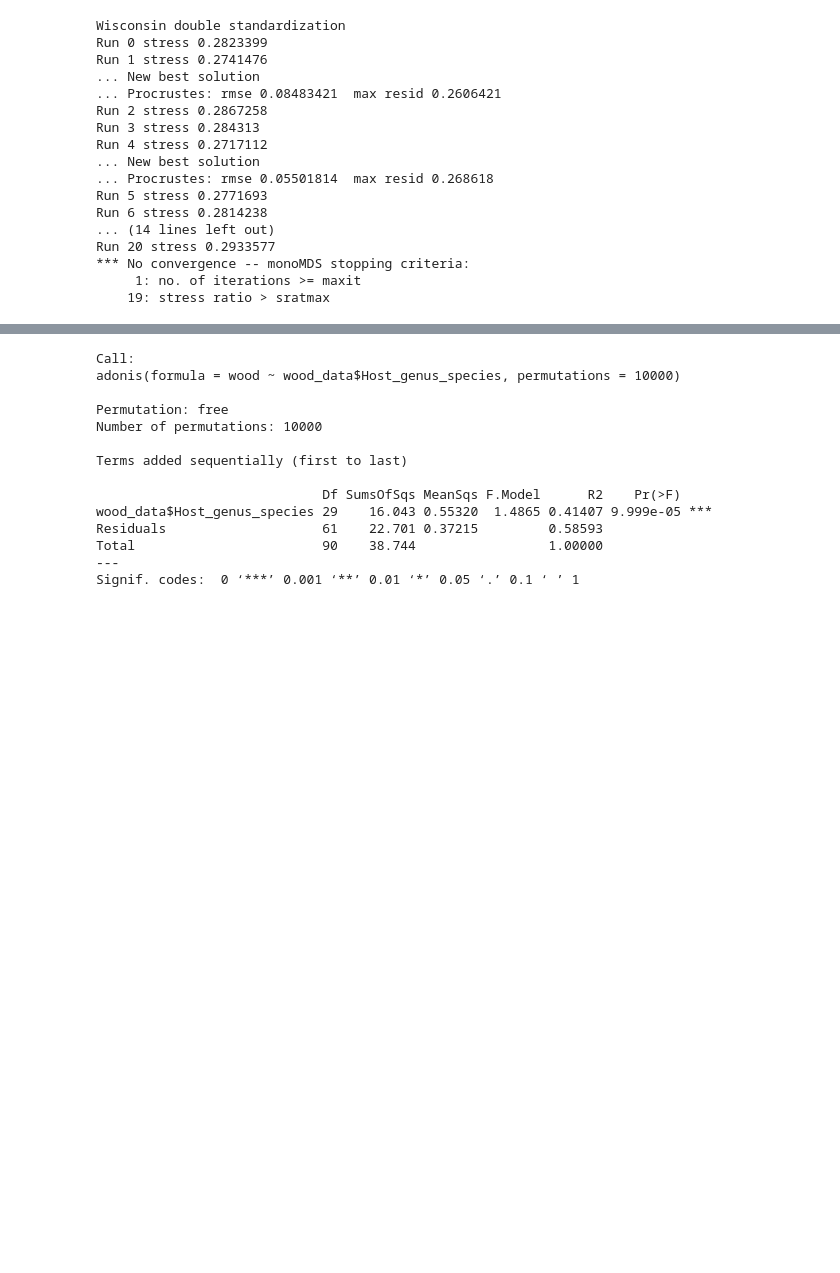
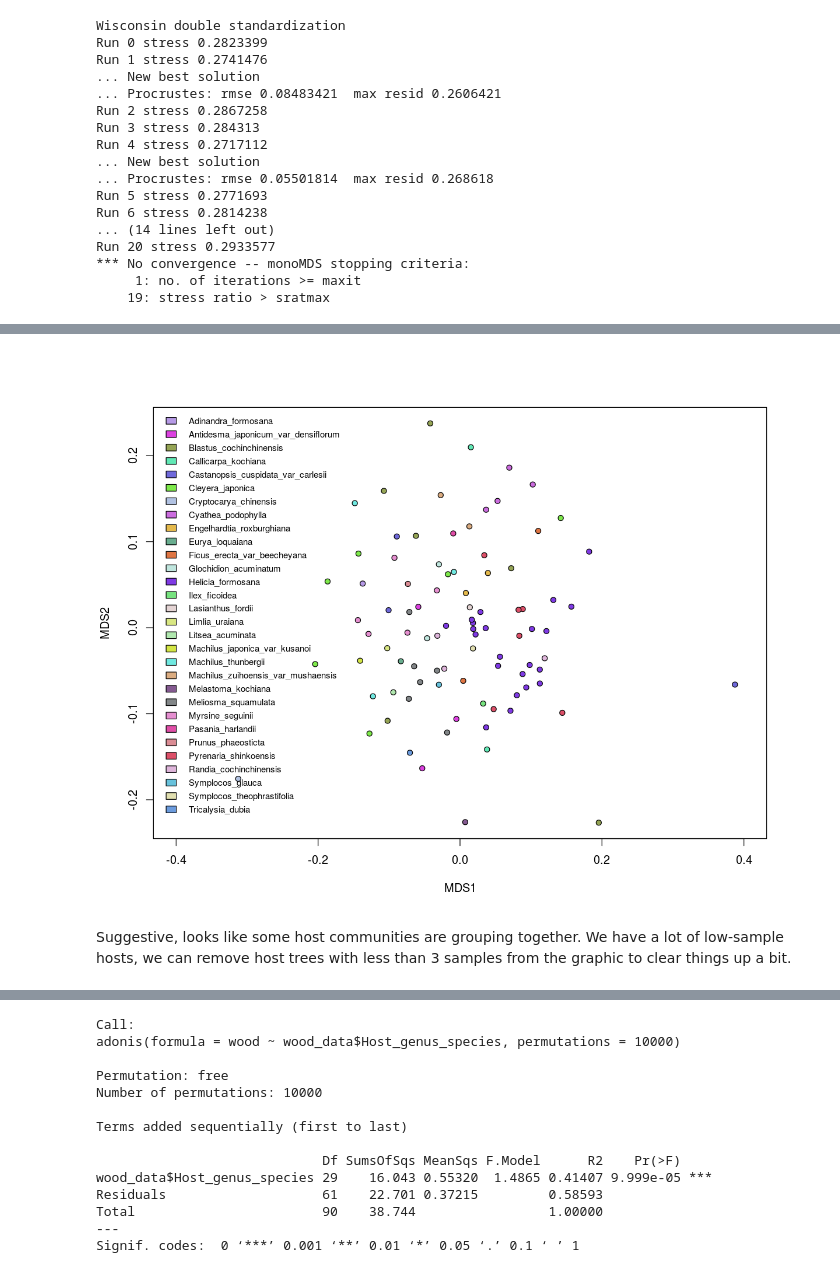
Before and after one commit to danchurch/taiwan_combined_stats, a Jupyter notebook: Taiwan_endophyte_analysis.ipynb, the cells around one changed output, grey strips where cells are left out. Saved outputs shown, nothing was run; the diff lists cells and outputs as text; code cells hidden in the pictures; blank space fills up the shorter version.

```diff
--- a/Taiwan_endophyte_analysis.ipynb
+++ b/Taiwan_endophyte_analysis.ipynb
@@ -1027,0 +1035,16 @@ plot(WoodMDS$points, col=colors)
+# %%
+plot(WoodMDS$points,
+    bg=palette[hostspp],
+    col='black',
+    pch=21,
+    xlim=c(-0.4,0.4)
+    )
+legend('topleft',
+        legend=spp,
+        fill=palette,
+        cex=.75,
+        bty='n')
+# %% [output]
+[figure, added]
+# %% [markdown]
+Suggestive, looks like some host communities are grouping together. We have a lot of low-sample hosts, we can remove host trees with less than 3 samples from the graphic to clear things up a bit.
```
Also changed, not shown: parts of 23 cells of this notebook.
